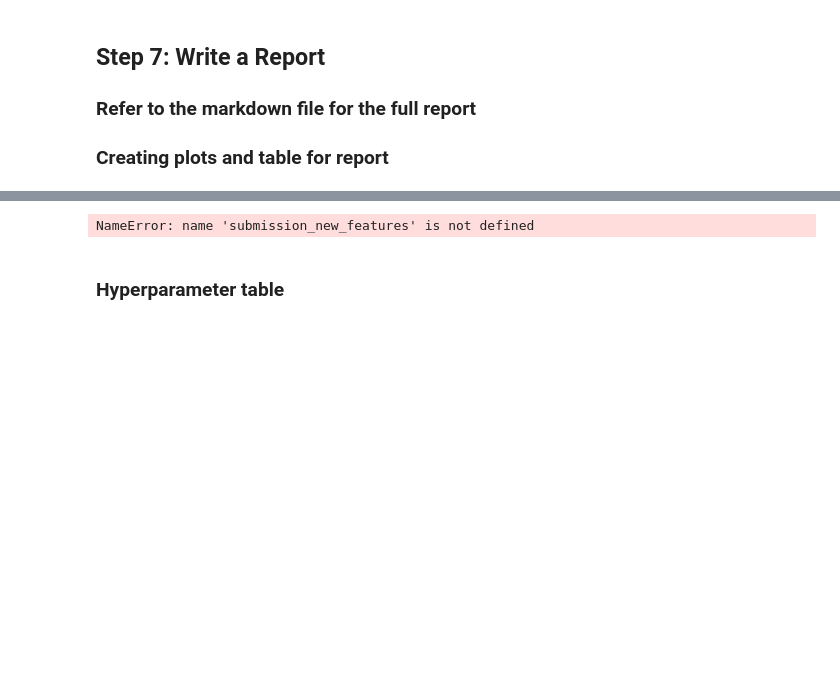
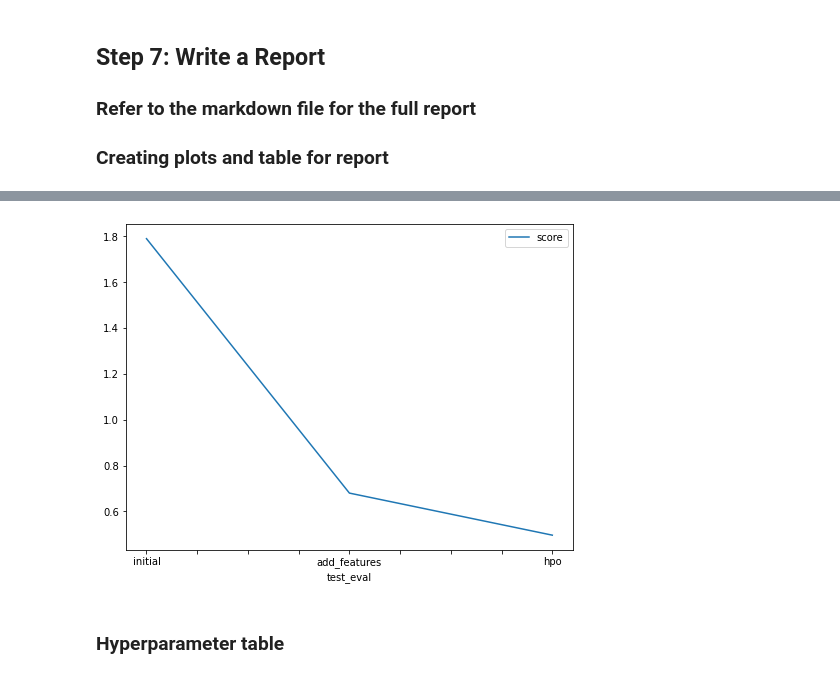
Before and after one commit to djarrin/Bike-Sharing-Demand-with-AutoGluon, a Jupyter notebook: project-notebook.ipynb, the cells around one changed output, grey strips where cells are left out. Saved outputs shown, nothing was run; the diff lists cells and outputs as text; code cells hidden in the pictures; blank space fills up the shorter version.

```diff
--- a/project-notebook.ipynb
+++ b/project-notebook.ipynb
@@ -596,14 +593,14 @@ fig.savefig('model_train_score.png')
 # %%
 # Take the 3 kaggle scores and creating a line plot to show improvement
 fig = pd.DataFrame(
     {
         "test_eval": ["initial", "add_features", "hpo"],
-        "score": [submission_init.kaggel_score, submission_new_features.kaggel_score, submission_new_hpo.kaggel_score]
+        "score": [submission_init.kaggle_score, submission_new_features.kaggle_score, submission_new_hpo.kaggle_score]
     }
 ).plot(x="test_eval", y="score", figsize=(8, 6)).get_figure()
 fig.savefig('model_test_score.png')
 # %% [output]
-NameError: name 'submission_new_features' is not defined
+[figure, added]
 # %% [markdown]
 ### Hyperparameter table
 # %%
```
Also changed, not shown: parts of 13 cells of this notebook, 2 other files.
